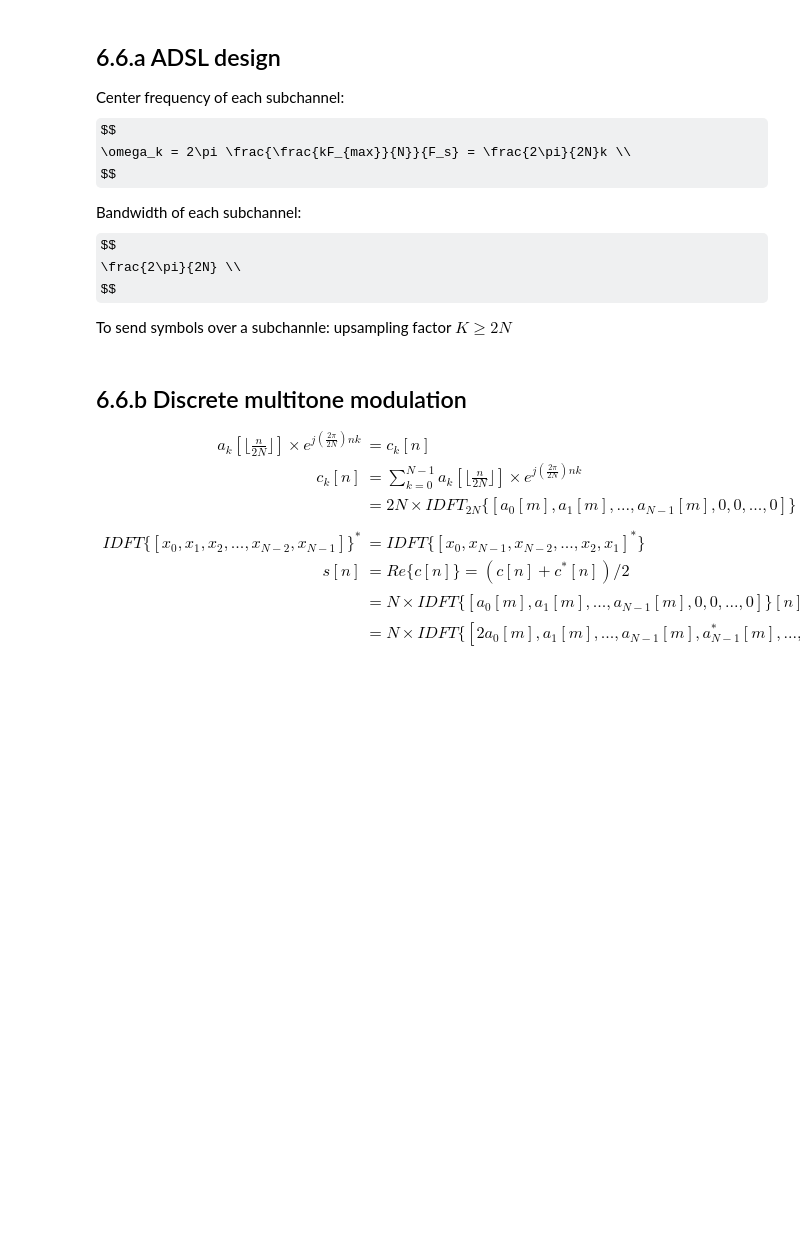
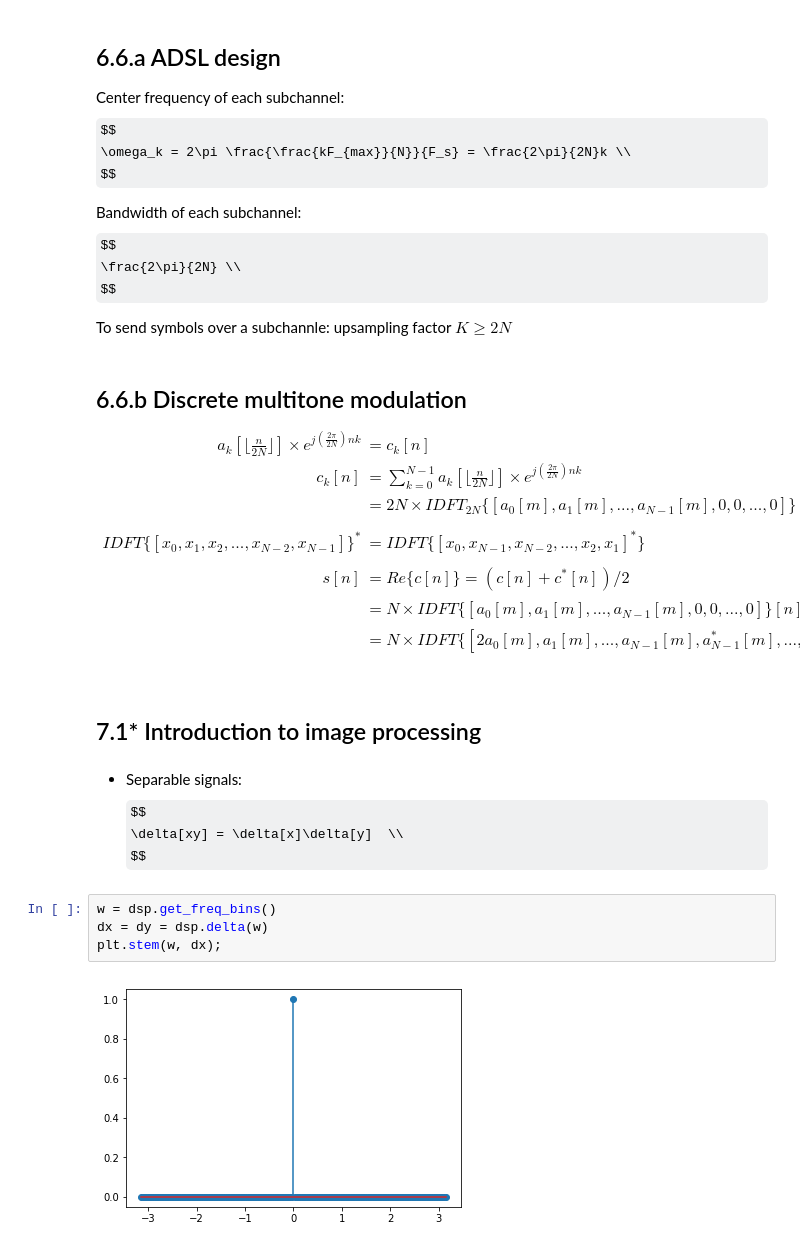
Before and after one commit to Wei1234c/Digital_Signal_Processing, a Jupyter notebook: notebooks/week8/Week 8 Lab.ipynb, the cells around one changed output. Drawn from its saved outputs; the diff is of its cells as text; some formulas as TeX source; blank space fills up the shorter version.

```diff
--- a/notebooks/week8/Week 8 Lab.ipynb
+++ b/notebooks/week8/Week 8 Lab.ipynb
@@ -712,8 +713,22 @@ a_k[\lfloor \frac{n}{2N} \rfloor] \times e^{j(\frac{2\pi}{2N})n k } &= c_k[n]  \
  &= 2N \times IDFT_{2N}\{[a_0[m], a_1[m],...,a_{N-1}[m],0,0,...,0] \}[n] & (m = \lfloor \frac{n}{2N} \rfloor ) \\
 \\
 IDFT\{[x_0, x_1, x_2,...,x_{N-2}, x_{N-1}] \}^* &= IDFT\{[x_0, x_{N-1},x_{N-2},...,x_2,x_1 ]^* \} \\
+\\
 s[n] &= Re\{c[n]\} = (c[n] + c^*[n]) / 2  \\
 &= N \times IDFT\{[a_0[m], a_1[m],...,a_{N-1}[m],0,0,...,0] \}[n] + N \times IDFT_{2N}\{[a_0^*[m], ,0,0,...,0,a_{N-1}^*[m],...,a_1^*[m]] \}[n]  \\
 &= N \times IDFT\{[2a_0[m], a_1[m],...,a_{N-1}[m],a_{N-1}^*[m],...,a_1^*[m]] \}[n] \\
 \end{align}
 $$
+# %% [markdown]
+## 7.1* Introduction to image processing
+# %% [markdown]
+- Separable signals:
+$$
+\delta[xy] = \delta[x]\delta[y]  \\
+$$
+# %%
+w = dsp.get_freq_bins()
+dx = dy = dsp.delta(w)
+plt.stem(w, dx);
+# %% [output]
+[figure, added]
```
Also changed, not shown: parts of 28 cells of this notebook, 17 other files.
